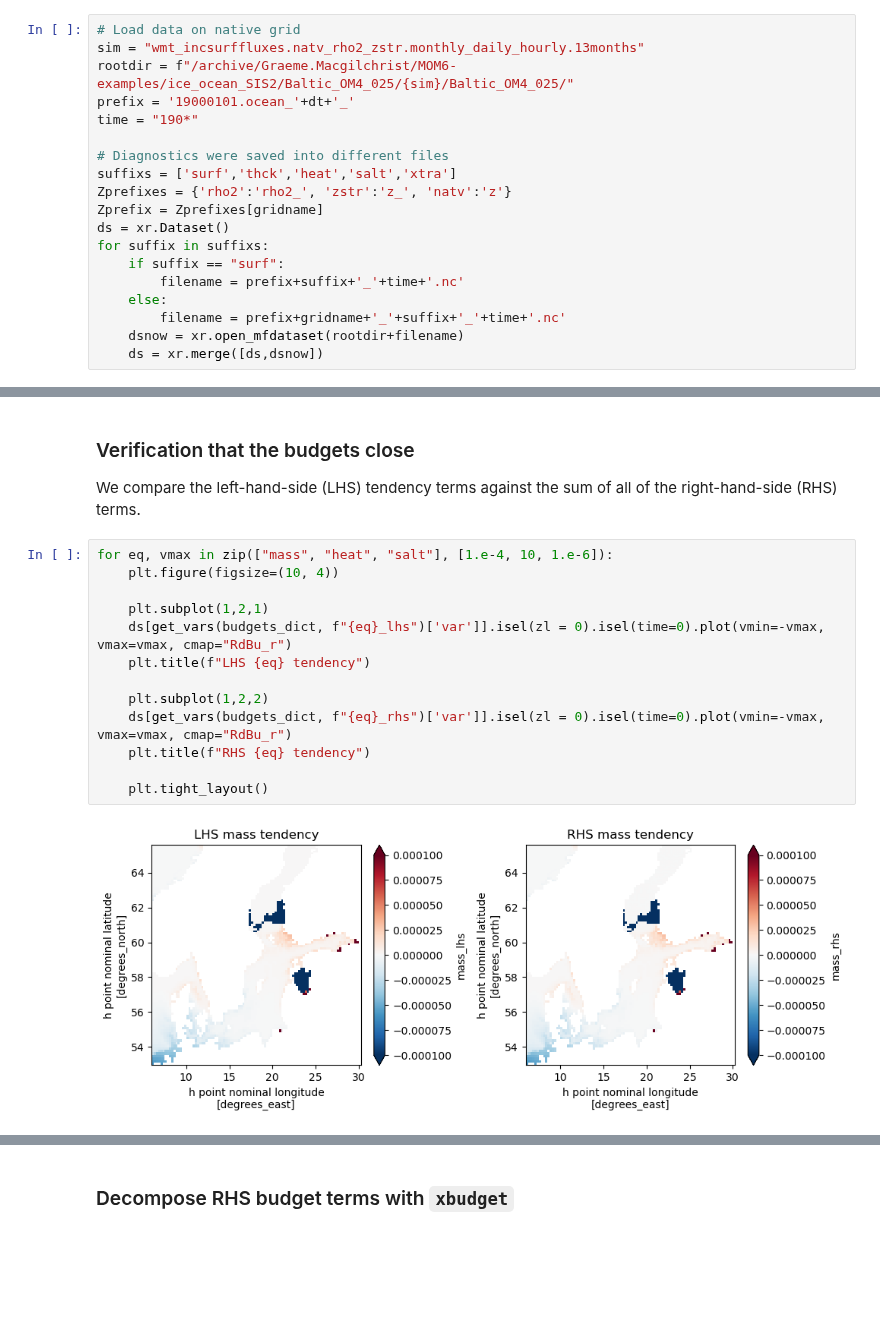
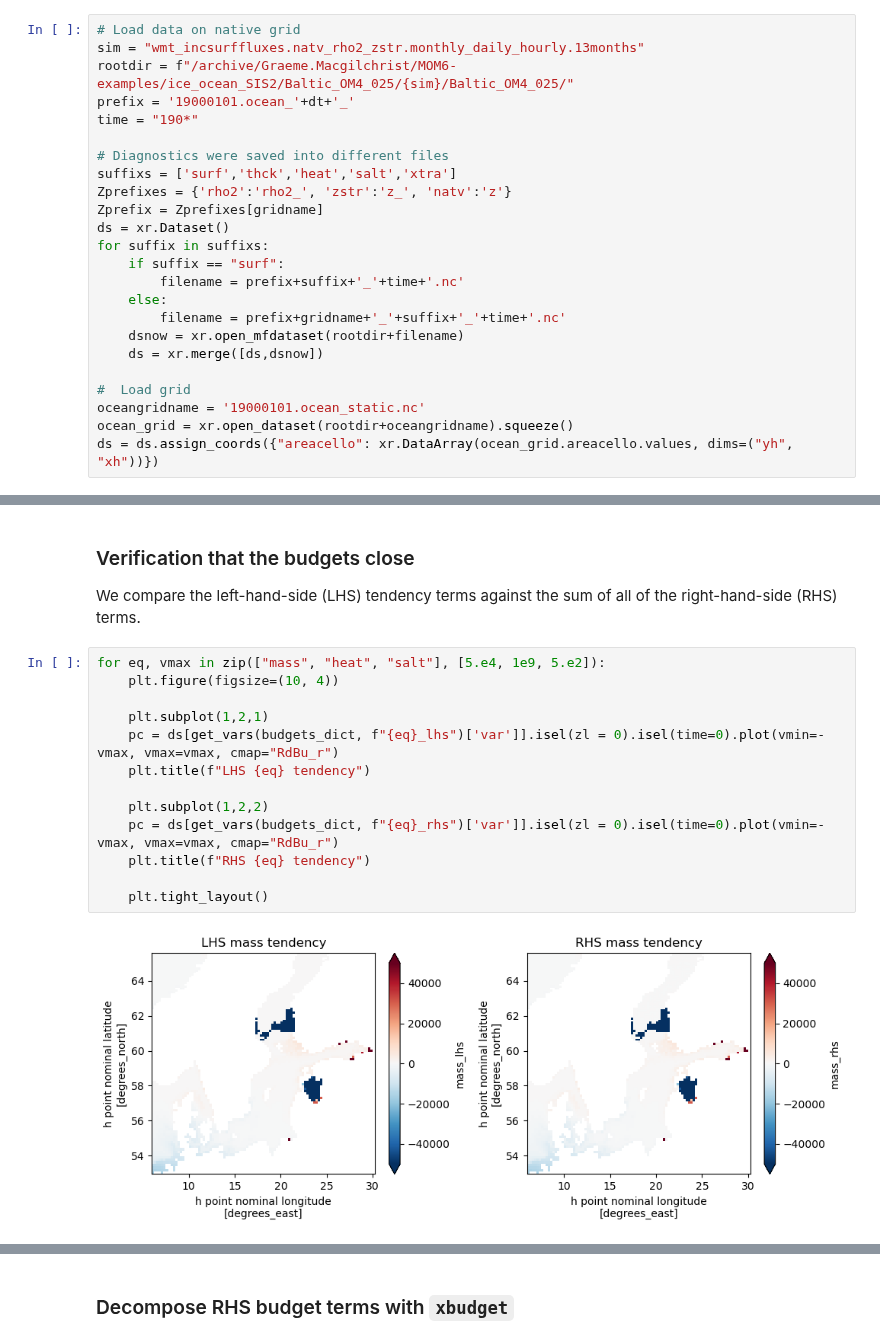
Before and after one commit to hdrake/xbudget, a Jupyter notebook: examples/MOM6_budget_examples_mass_heat_salt.ipynb, the cells around one changed output, grey strips where cells are left out. Saved outputs shown, nothing was run; the diff lists cells and outputs as text; blank space fills up the shorter version.

```diff
--- a/examples/MOM6_budget_examples_mass_heat_salt.ipynb
+++ b/examples/MOM6_budget_examples_mass_heat_salt.ipynb
@@ -31,6 +35,11 @@ for suffix in suffixs:
         filename = prefix+gridname+'_'+suffix+'_'+time+'.nc'
     dsnow = xr.open_mfdataset(rootdir+filename)
     ds = xr.merge([ds,dsnow])
+
+#  Load grid
+oceangridname = '19000101.ocean_static.nc'
+ocean_grid = xr.open_dataset(rootdir+oceangridname).squeeze()
+ds = ds.assign_coords({"areacello": xr.DataArray(ocean_grid.areacello.values, dims=("yh", "xh"))})
 # %% [markdown]
 ### Load budget metadata
 # %%
@@ -150,17 +168,17 @@ get_vars(budgets_dict, ["heat_lhs", "heat_rhs_sum_diffusion", "boundary_forcing_
 
 We compare the left-hand-side (LHS) tendency terms against the sum of all of the right-hand-side (RHS) terms.
 # %%
-for eq, vmax in zip(["mass", "heat", "salt"], [1.e-4, 10, 1.e-6]):
+for eq, vmax in zip(["mass", "heat", "salt"], [5.e4, 1e9, 5.e2]):
     plt.figure(figsize=(10, 4))
 
     plt.subplot(1,2,1)
-    ds[get_vars(budgets_dict, f"{eq}_lhs")['var']].isel(zl = 0).isel(time=0).plot(vmin=-vmax, vmax=vmax, cmap="RdBu_r")
+    pc = ds[get_vars(budgets_dict, f"{eq}_lhs")['var']].isel(zl = 0).isel(time=0).plot(vmin=-vmax, vmax=vmax, cmap="RdBu_r")
     plt.title(f"LHS {eq} tendency")
 
     plt.subplot(1,2,2)
-    ds[get_vars(budgets_dict, f"{eq}_rhs")['var']].isel(zl = 0).isel(time=0).plot(vmin=-vmax, vmax=vmax, cmap="RdBu_r")
+    pc = ds[get_vars(budgets_dict, f"{eq}_rhs")['var']].isel(zl = 0).isel(time=0).plot(vmin=-vmax, vmax=vmax, cmap="RdBu_r")
     plt.title(f"RHS {eq} tendency")
 
     plt.tight_layout()
 # %% [output]
-[figure, old version]
+[figure, new version]
```
Also changed, not shown: parts of 18 cells of this notebook, 4 other files.
